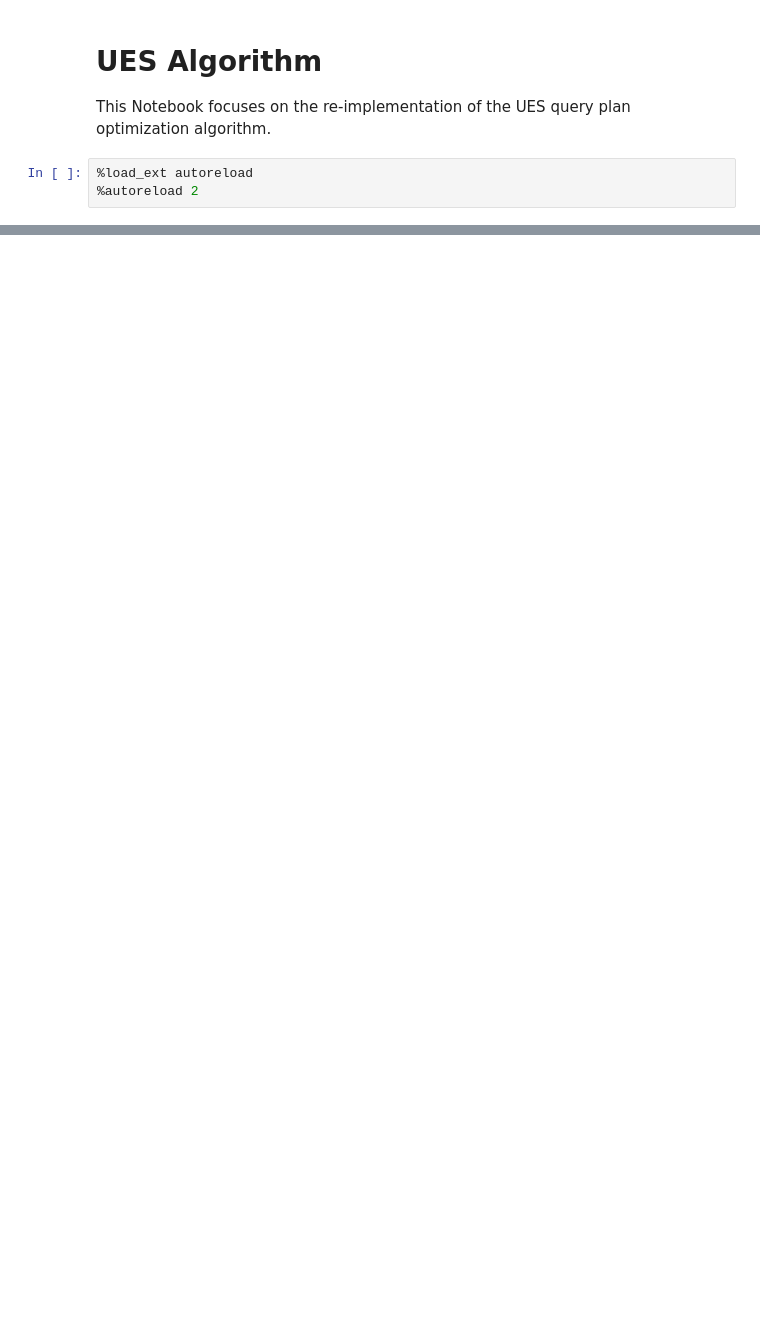
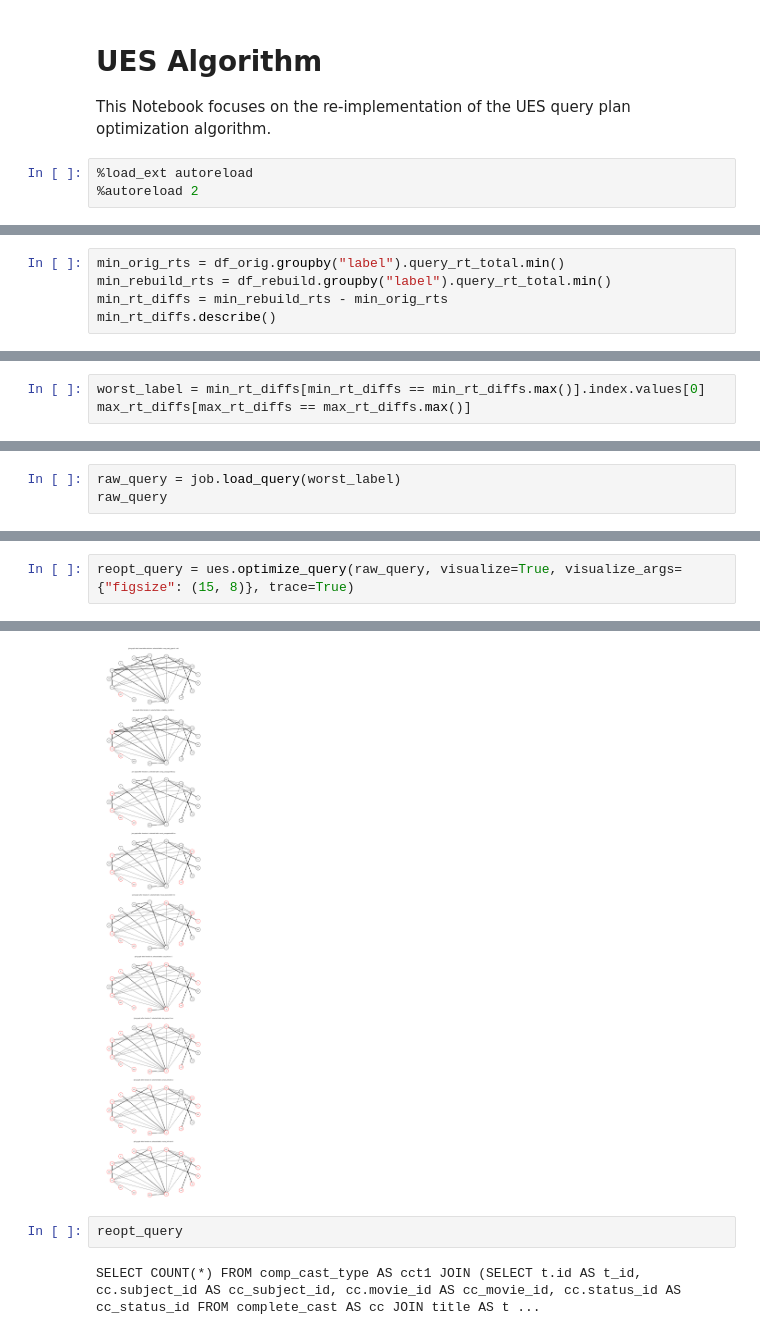
Before and after one commit to rbergm/PostBOUND, a Jupyter notebook: ues/UES_Algorithm.ipynb, the cells around one changed output, grey strips where cells are left out. Saved outputs shown, nothing was run; the diff lists cells and outputs as text; blank space fills up the shorter version.

```diff
--- a/ues/UES_Algorithm.ipynb
+++ b/ues/UES_Algorithm.ipynb
@@ -86,0 +87,5 @@ cast_info AS ci || {'pk_fk_join': False, 'predicate': [ci.person_id = an.person_
+# %%
+min_orig_rts = df_orig.groupby("label").query_rt_total.min()
+min_rebuild_rts = df_rebuild.groupby("label").query_rt_total.min()
+min_rt_diffs = min_rebuild_rts - min_orig_rts
+min_rt_diffs.describe()
@@ -86,0 +107,3 @@ cast_info AS ci || {'pk_fk_join': False, 'predicate': [ci.person_id = an.person_
+# %%
+worst_label = min_rt_diffs[min_rt_diffs == min_rt_diffs.max()].index.values[0]
+max_rt_diffs[max_rt_diffs == max_rt_diffs.max()]
@@ -86,0 +126,3 @@ cast_info AS ci || {'pk_fk_join': False, 'predicate': [ci.person_id = an.person_
+# %%
+raw_query = job.load_query(worst_label)
+raw_query
@@ -86,0 +141,3 @@ cast_info AS ci || {'pk_fk_join': False, 'predicate': [ci.person_id = an.person_
+# %%
+reopt_query = ues.optimize_query(raw_query, visualize=True, visualize_args={"figsize": (15, 8)}, trace=True)
+# %% [output]
@@ -86,0 +161,5 @@ cast_info AS ci || {'pk_fk_join': False, 'predicate': [ci.person_id = an.person_
+[figure, added]
+# %%
+reopt_query
+# %% [output]
+SELECT COUNT(*) FROM comp_cast_type AS cct1 JOIN (SELECT t.id AS t_id, cc.subject_id AS cc_subject_id, cc.movie_id AS cc_movie_id, cc.status_id AS cc_status_id FROM complete_cast AS cc JOIN title AS t ...
```
Also changed, not shown: parts of 27 cells of this notebook, 8 other files.
